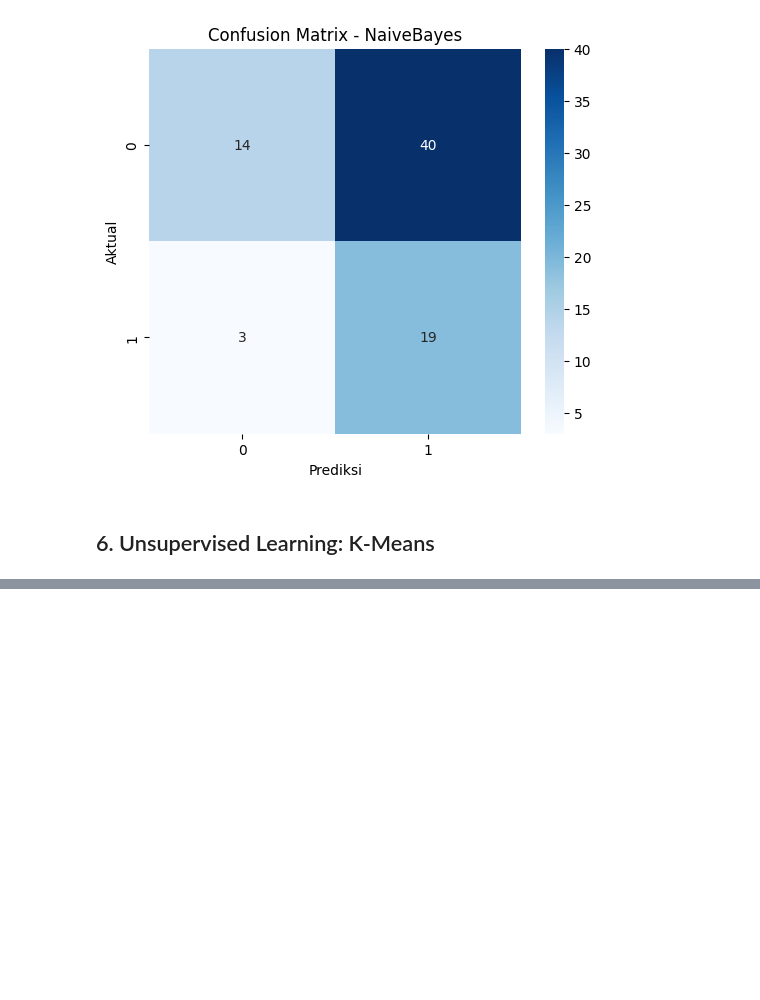
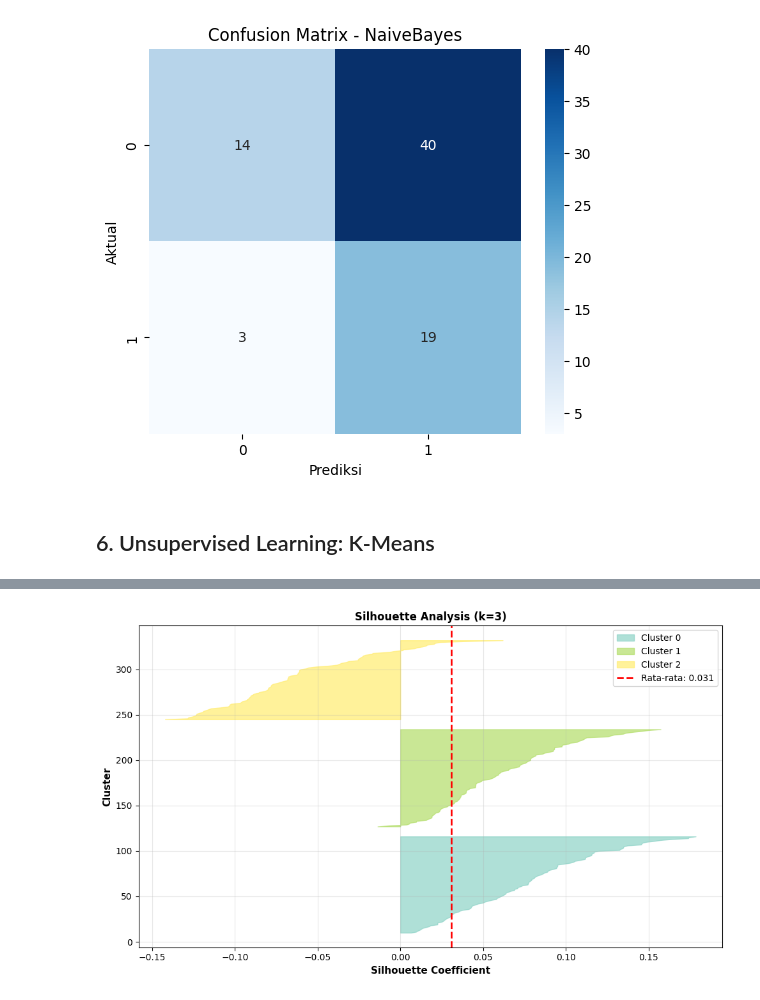
Before and after one commit to Muff712/ML, a Jupyter notebook: TUBES.ipynb, the cells around one changed output, grey strips where cells are left out. Saved outputs shown, nothing was run; the diff lists cells and outputs as text; code cells hidden in the pictures; blank space fills up the shorter version.

```diff
--- a/TUBES.ipynb
+++ b/TUBES.ipynb
@@ -329,0 +502,33 @@ for i, k in enumerate(k_range):
+# %%
+# ========================================================================
+# CELL 10: STEP 9 - Visualisasi Silhouette Plot
+# ========================================================================
+
+fig, ax = plt.subplots(figsize=(10, 6))
+
+y_lower = 10
+colors = plt.cm.Set3(np.linspace(0, 1, optimal_k))
+
+for i in range(optimal_k):
+    cluster_sil_values = sil_samples[labels == i]
+    cluster_sil_values.sort()
+
+    size_cluster_i = cluster_sil_values.shape[0]
+    y_upper = y_lower + size_cluster_i
+
+    ax.fill_betweenx(np.arange(y_lower, y_upper), 0, cluster_sil_values,
+                     facecolor=colors[i], edgecolor=colors[i], alpha=0.7,
+                     label=f'Cluster {i}')
+    y_lower = y_upper + 10
+
+ax.set_xlabel('Silhouette Coefficient', fontsize=11, fontweight='bold')
+ax.set_ylabel('Cluster', fontsize=11, fontweight='bold')
+ax.axvline(x=sil_score, color="red", linestyle="--", linewidth=2,
+           label=f'Rata-rata: {sil_score:.3f}')
+ax.set_title(f'Silhouette Analysis (k={optimal_k})', fontsize=12, fontweight='bold')
+ax.legend(loc='best')
+ax.grid(True, alpha=0.3)
+plt.tight_layout()
+plt.show()
+# %% [output]
+[figure, added]
```
Also changed, not shown: parts of 13 cells of this notebook.
